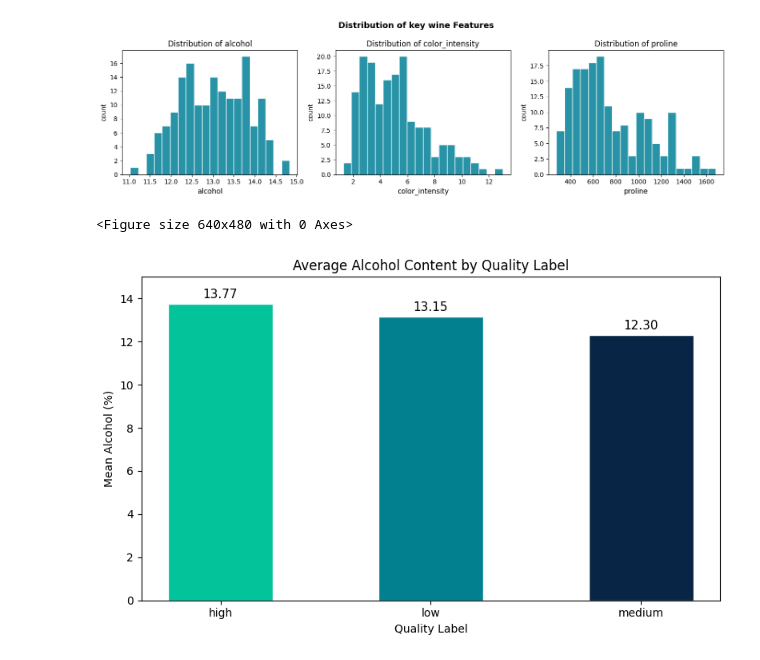
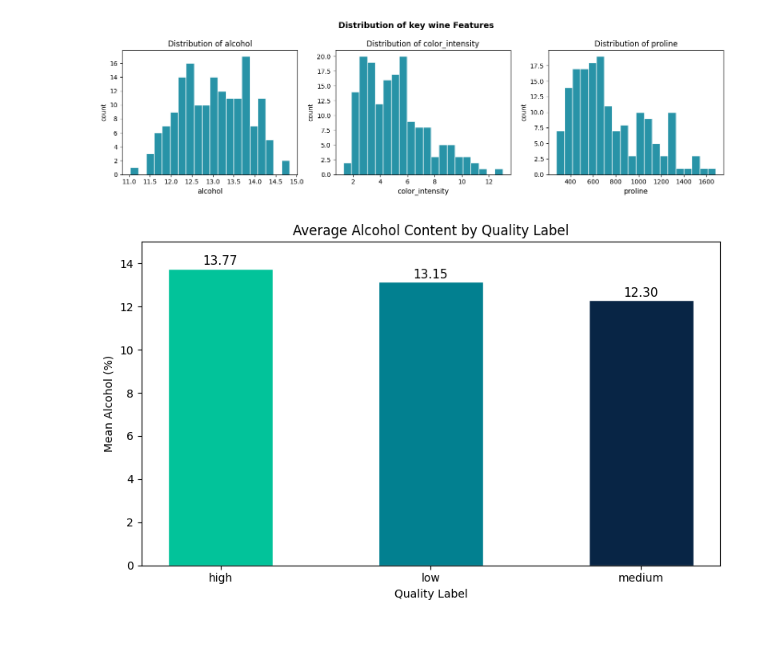
Before and after one commit to 77anuj77/SML_lec, a Jupyter notebook: ass2/ass2.ipynb, the cells around one changed output. Saved outputs shown, nothing was run; the diff lists cells and outputs as text; code cells hidden in the pictures.

```diff
--- a/ass2/ass2.ipynb
+++ b/ass2/ass2.ipynb
@@ -37,53 +37,38 @@ plt.show()
 # %% [output]
 [figure]
 # %%
-#when to use bar chart and hitogram , multivarate and unovarate
-'''Use a bar chart for comparing categories. Use a histogram for understanding the distribution of continuous numerical data.'''
+import matplotlib.pyplot as plt
 
-avg_alcohol=df.groupby("quality_label")["alcohol"].mean().sort_values(ascending=False)
-bars=ax.bar(avg_alcohol.index, avg_alcohol.values, color=["#02C39A", "#028090", "#082545"], edgecolor="white", width=0.5)
+avg_alcohol = (
+    df.groupby("quality_label")["alcohol"].mean().sort_values(ascending=False)
+)
+
+fig, ax = plt.subplots(figsize=(8, 5))
+
+bars = ax.bar(
+    avg_alcohol.index,
+    avg_alcohol.values,
+    color=["#02C39A", "#028090", "#082545"],
+    edgecolor="white",
+    width=0.5
+)
+
 for bar in bars:
-    ax.text(bar.get_x() + bar.get_width()/2, bar.get_height() + 0.85, f"{bar.get_height(): .2f}", ha="center", va="bottom", fontsize=11)
+    ax.text(
+        bar.get_x() + bar.get_width() / 2,
+        bar.get_height() + 0.05,
+        f"{bar.get_height():.2f}",
+        ha="center",
+        va="bottom",
+        fontsize=11
+    )
 
-ax.set_title("Average alcohol content by quality label", fontsize=12)
-ax.set_xlabel("quality label")
-ax.set_ylabel("Mean alcohao %")
-ax.set_ylim(0,15)
+ax.set_title("Average Alcohol Content by Quality Label", fontsize=12)
+ax.set_xlabel("Quality Label")
+ax.set_ylabel("Mean Alcohol (%)")
+ax.set_ylim(0, 15)
+
 plt.tight_layout()
 plt.show()
 # %% [output]
-<Figure size 640x480 with 0 Axes>
+[figure, added]
-# %%
-avg_alcohol = (
-    df.groupby("quality_label")["alcohol"].mean().sort_values(ascending=False)
-)
-
-fig, ax = plt.subplots(figsize=(8, 5))
-
-bars = ax.bar(
-    avg_alcohol.index,
-    avg_alcohol.values,
-    color=["#02C39A", "#028090", "#082545"],
-    edgecolor="white",
-    width=0.5
-)
-
-for bar in bars:
-    ax.text(
-        bar.get_x() + bar.get_width() / 2,
-        bar.get_height() + 0.15,
-        f"{bar.get_height():.2f}",
-        ha="center",
-        va="bottom",
-        fontsize=11
-    )
-
-ax.set_title("Average Alcohol Content by Quality Label", fontsize=12)
-ax.set_xlabel("Quality Label")
-ax.set_ylabel("Mean Alcohol (%)")
-ax.set_ylim(0, 15)
-
-plt.tight_layout()
-plt.show()
-# %% [output]
-[figure, removed]
```
Also changed, not shown: parts of 14 cells of this notebook.
